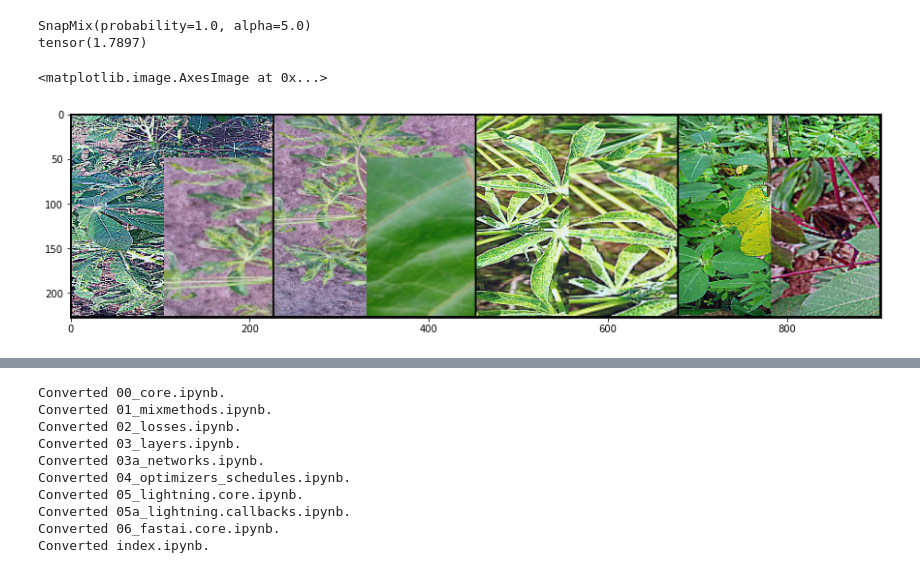
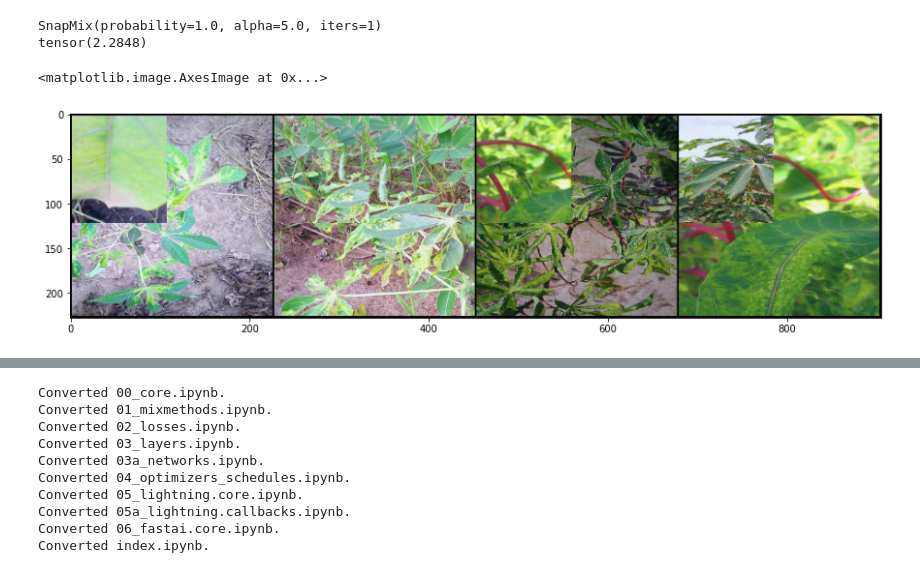
Before and after one commit to benihime91/leaf-disease-classification-kaggle, a Jupyter notebook: nbs/01_mixmethods.ipynb, the cells around one changed output, grey strips where cells are left out. Saved outputs shown, nothing was run; the diff lists cells and outputs as text; code cells hidden in the pictures.

```diff
--- a/nbs/01_mixmethods.ipynb
+++ b/nbs/01_mixmethods.ipynb
@@ -30,13 +18,11 @@ import matplotlib.pyplot as plt
 
 
 def test_func(func, model=None):
-    df = load_dataset(
-        "../../leaf-disease-classification-kaggle/data/stratified-data-5folds.csv",
-        im_dir="../../Datasets/cassava/train_images/",
-        curr_fold=0,
-        shuffle=True,
-    )
-    ds = ds = DummyDataset(data=df)
+    csv_dir = "../../leaf-disease-classification-kaggle/data/stratified-data-5folds.csv"
+    ims = "../../Datasets/cassava/train_images/"
+
+    df = load_dataset(csv_dir, im_dir=ims, curr_fold=0, shuffle=True,)
+    ds = DummyDataset(data=df)
     dl = DataLoader(ds, batch_size=8,)
     batch = next(iter(dl))
     x, y = batch
@@ -122,17 +123,16 @@ class Mixup:
 # %%
 lf = torch.nn.CrossEntropyLoss()
-mx = Mixup(0.3, conf_prob=1.0)
+mx = Mixup(0.4, conf_prob=1.0)
 print(mx)
 
 im = test_func(mx)
-grid = make_grid(im[:3], normalize=True).permute(1, 2, 0).data.numpy()
+grid = make_grid(im[:4], normalize=True).permute(1, 2, 0).data.numpy()
 
 pred = F.one_hot(mx.yb1, len(idx2lbl)).float()
 loss = mx.loss(lf, pred)
 
 print(loss)
 
-
 plt.figure(figsize=(15, 15))
 plt.imshow(grid)
 # %% [output]
@@ -222,5 +241,5 @@ class Cutmix:
 # %%
-cx = Cutmix(1.0, conf_prob=1.0)
+cx = Cutmix(1.0, conf_prob=1.0, steps=1)
 print(cx)
 
 im = test_func(cx)
@@ -425,26 +466,22 @@ class SnapMix:
 # %%
-import timm
+encoder = timm.create_model("resnet18", pretrained=False)
+model = SnapMixTransferLearningModel(encoder, c=len(idx2lbl),)
 
-encoder = timm.create_model("resnet18", pretrained=False)
-model = SnapMixTransferLearningModel(
-    encoder, c=len(idx2lbl), cut=-2, act=torch.nn.ReLU(inplace=True)
-)
-
-sx = SnapMix(alpha=5.0, conf_prob=1.0)
+sx = SnapMix(alpha=5.0, conf_prob=1.0, steps=1)
 print(sx)
 
 im = test_func(sx, model=model)
 grid = make_grid(im[:4], normalize=True).permute(1, 2, 0).data.numpy()
 
-pred = F.one_hot(mx.yb1, len(idx2lbl)).float()
+pred = F.one_hot(sx.yb1, len(idx2lbl)).float()
 loss = sx.loss(lf, pred)
 
 print(loss)
 
 plt.figure(figsize=(15, 15))
 plt.imshow(grid)
 # %% [output]
-SnapMix(probability=1.0, alpha=5.0)
-tensor(1.7897)
+SnapMix(probability=1.0, alpha=5.0, iters=1)
+tensor(2.2848)
 <matplotlib.image.AxesImage at 0x...>
-[figure, old version]
+[figure, new version]
```
Also changed, not shown: parts of 15 cells of this notebook, 10 other files.
